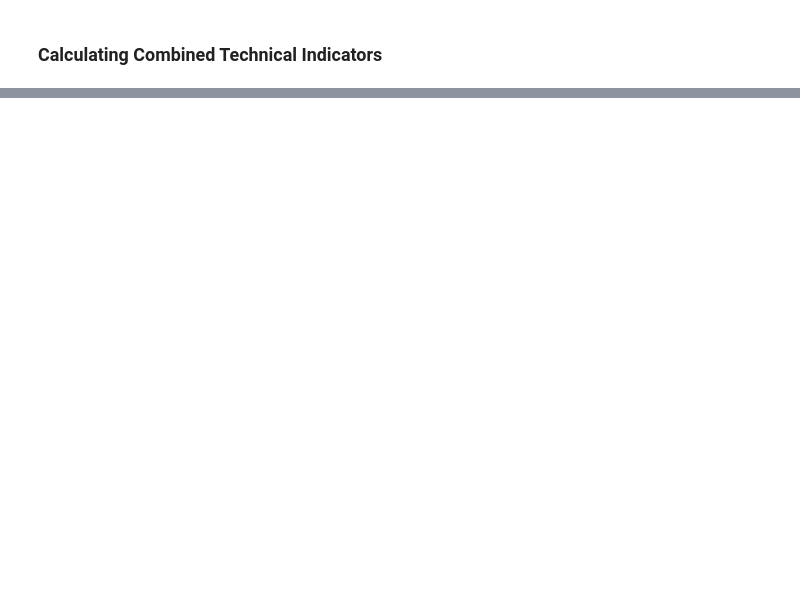
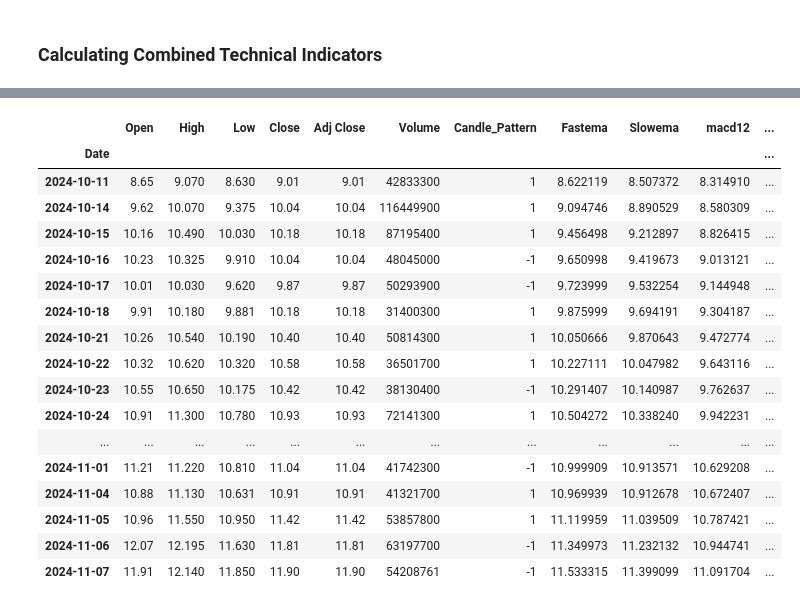
Before and after one commit to rindelicato/stock_technical_analysis, a Jupyter notebook: stock_technical_anaylsis.ipynb, the cells around one changed output, grey strips where cells are left out. Saved outputs shown, nothing was run; the diff lists cells and outputs as text; code cells hidden in the pictures; blank space fills up the shorter version.

Commit message:
added Technical Algorithm function

```diff
--- a/stock_technical_anaylsis.ipynb
+++ b/stock_technical_anaylsis.ipynb
@@ -129,0 +202,22 @@ all_indicators.head()
+# %%
+tech_al = technical_algorithm(all_indicators, 'bullish4', 'bearish4')
+tech_al.tail(20)
+# %% [output]
+|  | Open | High | Low | Close | Adj Close | Volume | Candle_Pattern | Fastema | Slowema | macd12 | ... |
+| Date |  |  |  |  |  |  |  |  |  |  | ... |
+| 2024-10-11 | 8.65 | 9.070 | 8.630 | 9.01 | 9.01 | 42833300 | 1 | 8.622119 | 8.507372 | 8.314910 | ... |
+| 2024-10-14 | 9.62 | 10.070 | 9.375 | 10.04 | 10.04 | 116449900 | 1 | 9.094746 | 8.890529 | 8.580309 | ... |
+| 2024-10-15 | 10.16 | 10.490 | 10.030 | 10.18 | 10.18 | 87195400 | 1 | 9.456498 | 9.212897 | 8.826415 | ... |
+| 2024-10-16 | 10.23 | 10.325 | 9.910 | 10.04 | 10.04 | 48045000 | -1 | 9.650998 | 9.419673 | 9.013121 | ... |
+| 2024-10-17 | 10.01 | 10.030 | 9.620 | 9.87 | 9.87 | 50293900 | -1 | 9.723999 | 9.532254 | 9.144948 | ... |
+| 2024-10-18 | 9.91 | 10.180 | 9.881 | 10.18 | 10.18 | 31400300 | 1 | 9.875999 | 9.694191 | 9.304187 | ... |
+| 2024-10-21 | 10.26 | 10.540 | 10.190 | 10.40 | 10.40 | 50814300 | 1 | 10.050666 | 9.870643 | 9.472774 | ... |
+| 2024-10-22 | 10.32 | 10.620 | 10.320 | 10.58 | 10.58 | 36501700 | 1 | 10.227111 | 10.047982 | 9.643116 | ... |
+| 2024-10-23 | 10.55 | 10.650 | 10.175 | 10.42 | 10.42 | 38130400 | -1 | 10.291407 | 10.140987 | 9.762637 | ... |
+| 2024-10-24 | 10.91 | 11.300 | 10.780 | 10.93 | 10.93 | 72141300 | 1 | 10.504272 | 10.338240 | 9.942231 | ... |
+| ... | ... | ... | ... | ... | ... | ... | ... | ... | ... | ... | ... |
+| 2024-11-01 | 11.21 | 11.220 | 10.810 | 11.04 | 11.04 | 41742300 | -1 | 10.999909 | 10.913571 | 10.629208 | ... |
+| 2024-11-04 | 10.88 | 11.130 | 10.631 | 10.91 | 10.91 | 41321700 | 1 | 10.969939 | 10.912678 | 10.672407 | ... |
+| 2024-11-05 | 10.96 | 11.550 | 10.950 | 11.42 | 11.42 | 53857800 | 1 | 11.119959 | 11.039509 | 10.787421 | ... |
+| 2024-11-06 | 12.07 | 12.195 | 11.630 | 11.81 | 11.81 | 63197700 | -1 | 11.349973 | 11.232132 | 10.944741 | ... |
+| 2024-11-07 | 11.91 | 12.140 | 11.850 | 11.90 | 11.90 | 54208761 | -1 | 11.533315 | 11.399099 | 11.091704 | ... |
```
Also changed, not shown: parts of 5 cells of this notebook.
